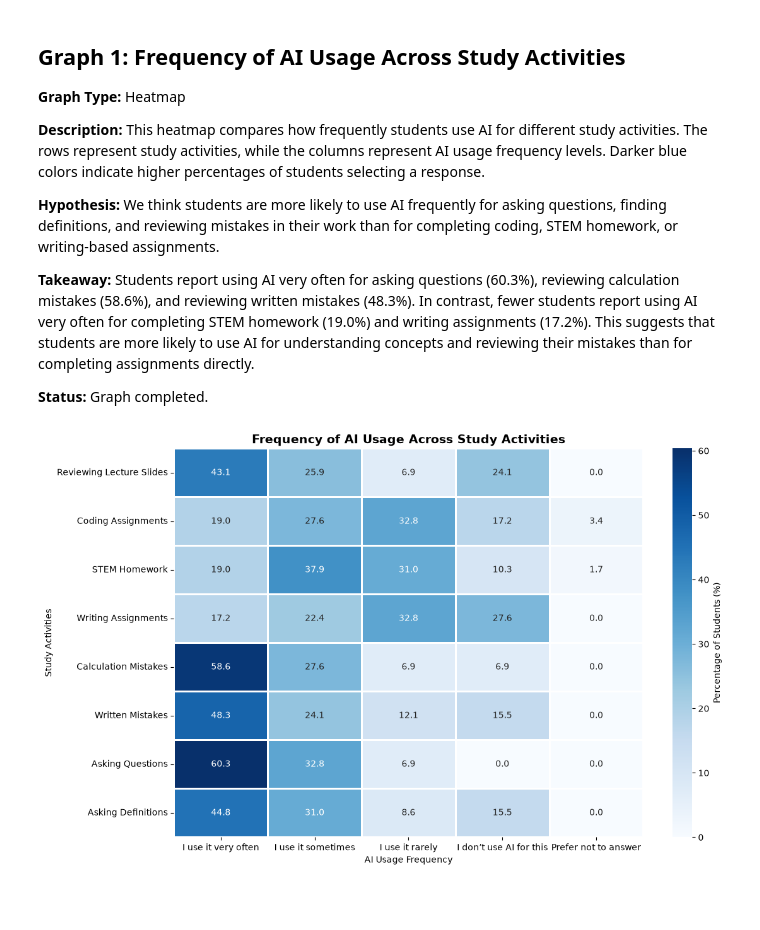
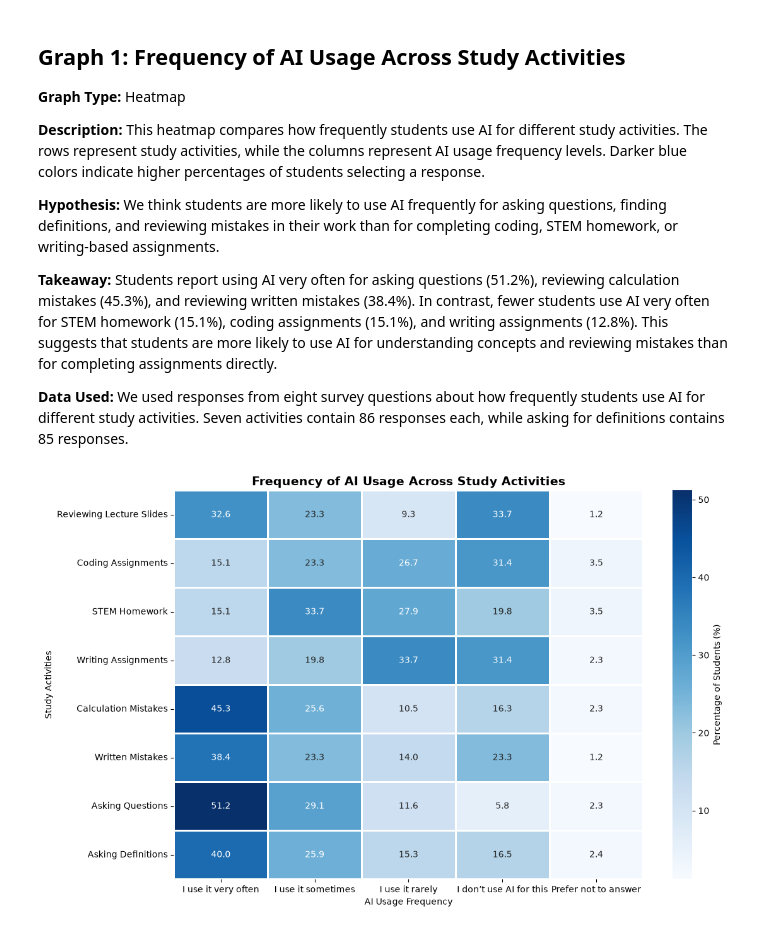
Before and after one commit to jorgencarbajal/cs105_mini_project, a Jupyter notebook: working_folders/jyu356/heatmap.ipynb, the cells around one changed output. Drawn from its saved outputs; the diff is of its cells as text; code cells hidden in the pictures; blank space fills up the shorter version.

Commit message:
update code to link to data & adding correlation test to heatmap. Also update both txt due to data update

```diff
--- a/working_folders/jyu356/heatmap.ipynb
+++ b/working_folders/jyu356/heatmap.ipynb
@@ -7,15 +7,15 @@
 
 **Hypothesis:** We think students are more likely to use AI frequently for asking questions, finding definitions, and reviewing mistakes in their work than for completing coding, STEM homework, or writing-based assignments.
 
-**Takeaway:** Students report using AI very often for asking questions (60.3%), reviewing calculation mistakes (58.6%), and reviewing written mistakes (48.3%). In contrast, fewer students report using AI very often for completing STEM homework (19.0%) and writing assignments (17.2%). This suggests that students are more likely to use AI for understanding concepts and reviewing their mistakes than for completing assignments directly.
+**Takeaway:** Students report using AI very often for asking questions (51.2%), reviewing calculation mistakes (45.3%), and reviewing written mistakes (38.4%). In contrast, fewer students use AI very often for STEM homework (15.1%), coding assignments (15.1%), and writing assignments (12.8%). This suggests that students are more likely to use AI for understanding concepts and reviewing mistakes than for completing assignments directly.
 
-**Status:** Graph completed.
+**Data Used:** We used responses from eight survey questions about how frequently students use AI for different study activities. Seven activities contain 86 responses each, while asking for definitions contains 85 responses.
 # %%
 import pandas as pd
 import seaborn as sns
 import matplotlib.pyplot as plt
 
-survey_df = pd.read_csv("survey.csv")
+survey_df = pd.read_csv("../../data/uncleaned_data.csv")
 # create crosstable that limit x-axis as "i don't use AI for this, i use it rarelly, etc"
 # y-axis as types of questions: "reviewing lecture slides, doing homework for STEM related subjects, etc"
 study_df = survey_df.loc[:, "How often do you use AI for the following:\n [Reviewing Lecture slides]": "How often do you use AI for the following:\n [Asking for definitions]"]
@@ -43,31 +43,31 @@ cross_survey = pd.DataFrame({
     "Written Mistakes": written_review,
     "Asking Questions": questions,
     "Asking Definitions": definitions
 }).T.fillna(0)
 
 # Reorder the response categories
 response_order = ["I use it very often", "I use it sometimes", "I use it rarely", "I don’t use AI for this", "Prefer not to answer"]
 
 cross_survey = cross_survey.reindex(columns=response_order, fill_value=0)
 
 # Calculate percentages
 percentage_survey = (cross_survey.div(cross_survey.sum(axis=1), axis=0) * 100)
 
 # Create a heatmap
 # Set figure size for better readability
 plt.figure(figsize=(12, 8))
 
 # cmap='Blues': Darker blue represents a higher percentage
 # annot=True: Displays the percentages in each cell
 # fmt='.1f': Shows percentages with 1 decimal place
 # linewidths=1: Adds spacing between cells
 sns.heatmap(percentage_survey, cmap='Blues', annot=True, fmt='.1f',
             linewidths=1, cbar_kws={'label': 'Percentage of Students (%)'})
 
 # Add title and labels
 plt.title('Frequency of AI Usage Across Study Activities', fontsize=14, fontweight='bold')
 plt.xlabel('AI Usage Frequency')
 plt.ylabel('Study Activities')
 plt.show()
 # %% [output]
-[figure, old version]
+[figure, new version]
```
Also changed, not shown: parts of 4 cells of this notebook, 4 other files.
